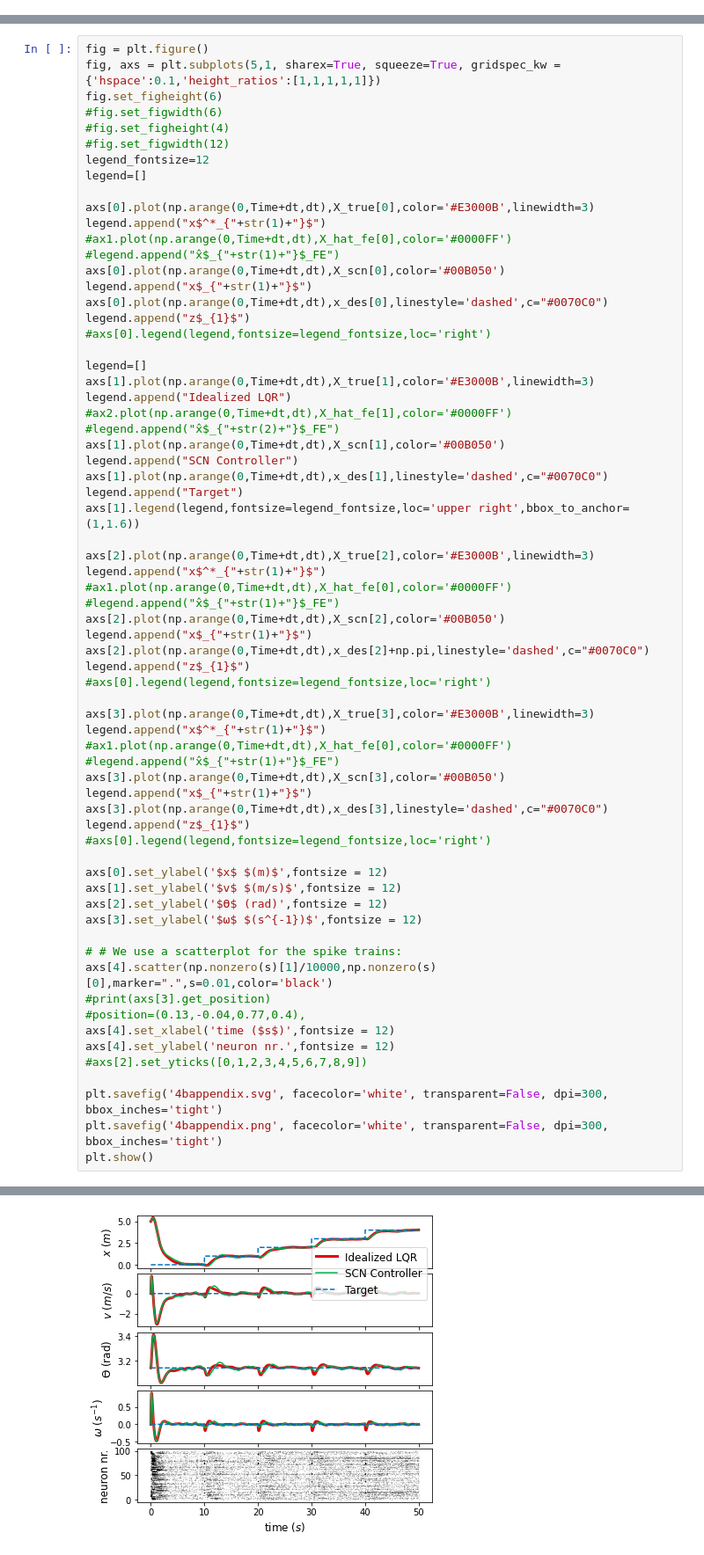
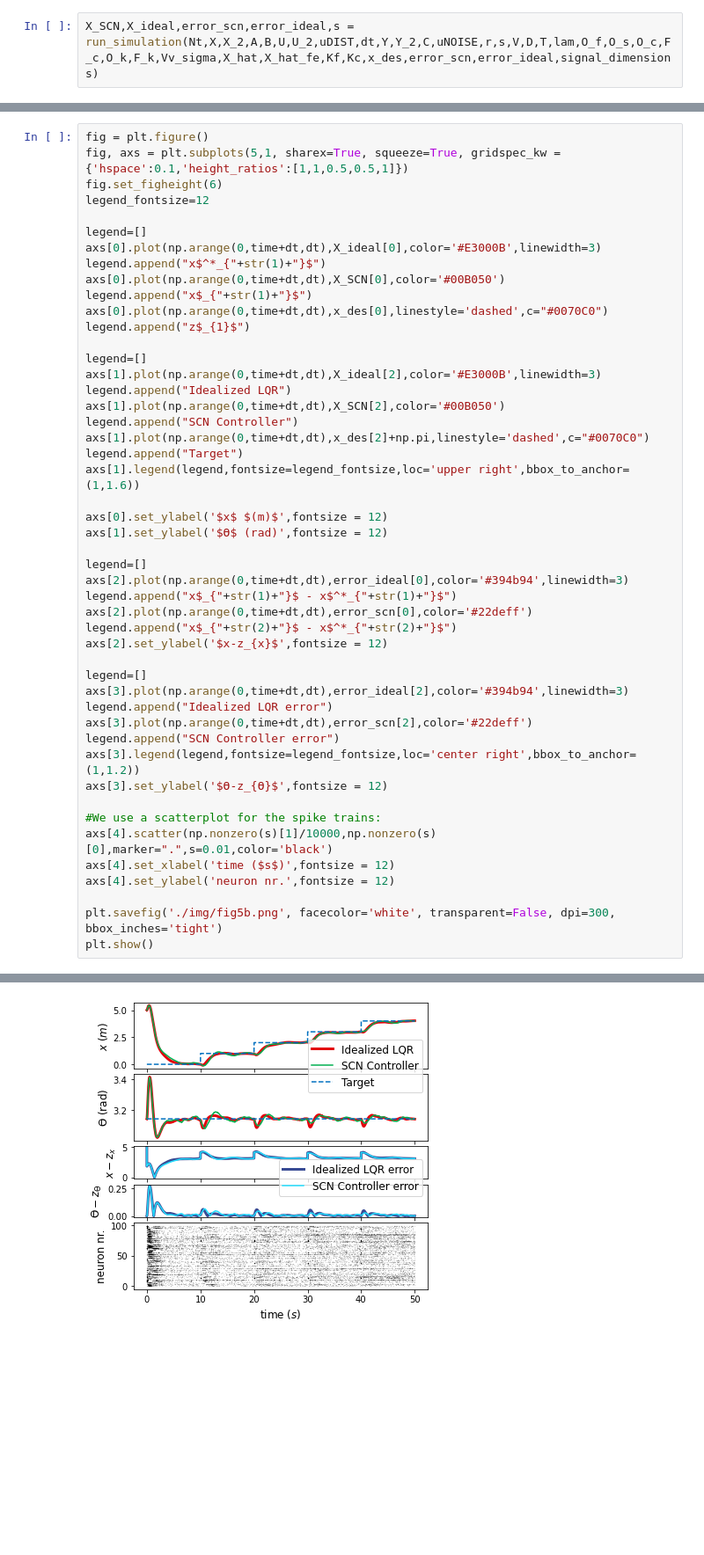
Before and after one commit to FSSlijkhuis/SCN_estimation_and_control, a Jupyter notebook: fig 5b-nonlinear control.ipynb, the cells around one changed output, grey strips where cells are left out. Shown at 88% size. Saved outputs shown, nothing was run; the diff lists cells and outputs as text; blank space fills up the shorter version.

```diff
--- a/fig 5b-nonlinear control.ipynb
+++ b/fig 5b-nonlinear control.ipynb
@@ -485,0 +156,2 @@ plt.show()
+# %%
+X_SCN,X_ideal,error_scn,error_ideal,s = run_simulation(Nt,X,X_2,A,B,U,U_2,uDIST,dt,Y,Y_2,C,uNOISE,r,s,V,D,T,lam,O_f,O_s,O_c,F_c,O_k,F_k,Vv_sigma,X_hat,X_hat_fe,Kf,Kc,x_des,error_scn,error_ideal,signal_dimensions)
@@ -486,70 +161,51 @@ plt.show()
 # %%
 fig = plt.figure()
-fig, axs = plt.subplots(5,1, sharex=True, squeeze=True, gridspec_kw = {'hspace':0.1,'height_ratios':[1,1,1,1,1]})
+fig, axs = plt.subplots(5,1, sharex=True, squeeze=True, gridspec_kw = {'hspace':0.1,'height_ratios':[1,1,0.5,0.5,1]})
 fig.set_figheight(6)
-#fig.set_figwidth(6)
-#fig.set_figheight(4)
-#fig.set_figwidth(12)
 legend_fontsize=12
-legend=[]
-
-axs[0].plot(np.arange(0,Time+dt,dt),X_true[0],color='#E3000B',linewidth=3)
-legend.append("x$^*_{"+str(1)+"}$")
-#ax1.plot(np.arange(0,Time+dt,dt),X_hat_fe[0],color='#0000FF')
-#legend.append("x̂$_{"+str(1)+"}$_FE")
-axs[0].plot(np.arange(0,Time+dt,dt),X_scn[0],color='#00B050')
-legend.append("x$_{"+str(1)+"}$")
-axs[0].plot(np.arange(0,Time+dt,dt),x_des[0],linestyle='dashed',c="#0070C0")
-legend.append("z$_{1}$")
-#axs[0].legend(legend,fontsize=legend_fontsize,loc='right')
 
 legend=[]
-axs[1].plot(np.arange(0,Time+dt,dt),X_true[1],color='#E3000B',linewidth=3)
+axs[0].plot(np.arange(0,time+dt,dt),X_ideal[0],color='#E3000B',linewidth=3)
+legend.append("x$^*_{"+str(1)+"}$")
+axs[0].plot(np.arange(0,time+dt,dt),X_SCN[0],color='#00B050')
+legend.append("x$_{"+str(1)+"}$")
+axs[0].plot(np.arange(0,time+dt,dt),x_des[0],linestyle='dashed',c="#0070C0")
+legend.append("z$_{1}$")
+
+legend=[]
+axs[1].plot(np.arange(0,time+dt,dt),X_ideal[2],color='#E3000B',linewidth=3)
 legend.append("Idealized LQR")
-#ax2.plot(np.arange(0,Time+dt,dt),X_hat_fe[1],color='#0000FF')
-#legend.append("x̂$_{"+str(2)+"}$_FE")
-axs[1].plot(np.arange(0,Time+dt,dt),X_scn[1],color='#00B050')
+axs[1].plot(np.arange(0,time+dt,dt),X_SCN[2],color='#00B050')
 legend.append("SCN Controller")
-axs[1].plot(np.arange(0,Time+dt,dt),x_des[1],linestyle='dashed',c="#0070C0")
+axs[1].plot(np.arange(0,time+dt,dt),x_des[2]+np.pi,linestyle='dashed',c="#0070C0")
 legend.append("Target")
 axs[1].legend(legend,fontsize=legend_fontsize,loc='upper right',bbox_to_anchor=(1,1.6))
 
-axs[2].plot(np.arange(0,Time+dt,dt),X_true[2],color='#E3000B',linewidth=3)
-legend.append("x$^*_{"+str(1)+"}$")
-#ax1.plot(np.arange(0,Time+dt,dt),X_hat_fe[0],color='#0000FF')
-#legend.append("x̂$_{"+str(1)+"}$_FE")
-axs[2].plot(np.arange(0,Time+dt,dt),X_scn[2],color='#00B050')
-legend.append("x$_{"+str(1)+"}$")
-axs[2].plot(np.arange(0,Time+dt,dt),x_des[2]+np.pi,linestyle='dashed',c="#0070C0")
-legend.append("z$_{1}$")
-#axs[0].legend(legend,fontsize=legend_fontsize,loc='right')
+axs[0].set_ylabel('$x$ $(m)$',fontsize = 12)
+axs[1].set_ylabel('$ϴ$ (rad)',fontsize = 12)
 
-axs[3].plot(np.arange(0,Time+dt,dt),X_true[3],color='#E3000B',linewidth=3)
-legend.append("x$^*_{"+str(1)+"}$")
-#ax1.plot(np.arange(0,Time+dt,dt),X_hat_fe[0],color='#0000FF')
-#legend.append("x̂$_{"+str(1)+"}$_FE")
-axs[3].plot(np.arange(0,Time+dt,dt),X_scn[3],color='#00B050')
-legend.append("x$_{"+str(1)+"}$")
-axs[3].plot(np.arange(0,Time+dt,dt),x_des[3],linestyle='dashed',c="#0070C0")
-legend.append("z$_{1}$")
-#axs[0].legend(legend,fontsize=legend_fontsize,loc='right')
+legend=[]
+axs[2].plot(np.arange(0,time+dt,dt),error_ideal[0],color='#394b94',linewidth=3)
+legend.append("x$_{"+str(1)+"}$ - x$^*_{"+str(1)+"}$")
+axs[2].plot(np.arange(0,time+dt,dt),error_scn[0],color='#22deff')
+legend.append("x$_{"+str(2)+"}$ - x$^*_{"+str(2)+"}$")
+axs[2].set_ylabel('$x-z_{x}$',fontsize = 12)
 
-axs[0].set_ylabel('$x$ $(m)$',fontsize = 12)
-axs[1].set_ylabel('$v$ $(m/s)$',fontsize = 12)
-axs[2].set_ylabel('$ϴ$ (rad)',fontsize = 12)
-axs[3].set_ylabel('$ω$ $(s^{-1})$',fontsize = 12)
+legend=[]
+axs[3].plot(np.arange(0,time+dt,dt),error_ideal[2],color='#394b94',linewidth=3)
+legend.append("Idealized LQR error")
+axs[3].plot(np.arange(0,time+dt,dt),error_scn[2],color='#22deff')
+legend.append("SCN Controller error")
+axs[3].legend(legend,fontsize=legend_fontsize,loc='center right',bbox_to_anchor=(1,1.2))
+axs[3].set_ylabel('$ϴ-z_{ϴ}$',fontsize = 12)
 
-# # We use a scatterplot for the spike trains:
+#We use a scatterplot for the spike trains:
 axs[4].scatter(np.nonzero(s)[1]/10000,np.nonzero(s)[0],marker=".",s=0.01,color='black')
-#print(axs[3].get_position)
-#position=(0.13,-0.04,0.77,0.4),
 axs[4].set_xlabel('time ($s$)',fontsize = 12)
 axs[4].set_ylabel('neuron nr.',fontsize = 12)
-#axs[2].set_yticks([0,1,2,3,4,5,6,7,8,9])
 
-plt.savefig('4bappendix.svg', facecolor='white', transparent=False, dpi=300, bbox_inches='tight')
-plt.savefig('4bappendix.png', facecolor='white', transparent=False, dpi=300, bbox_inches='tight')
+plt.savefig('./img/fig5b.png', facecolor='white', transparent=False, dpi=300, bbox_inches='tight')
 plt.show()
 # %% [output]
 <Figure size 432x288 with 0 Axes>
-[figure, old version]
+[figure, new version]
```
Also changed, not shown: parts of 23 cells of this notebook, 11 other files.
